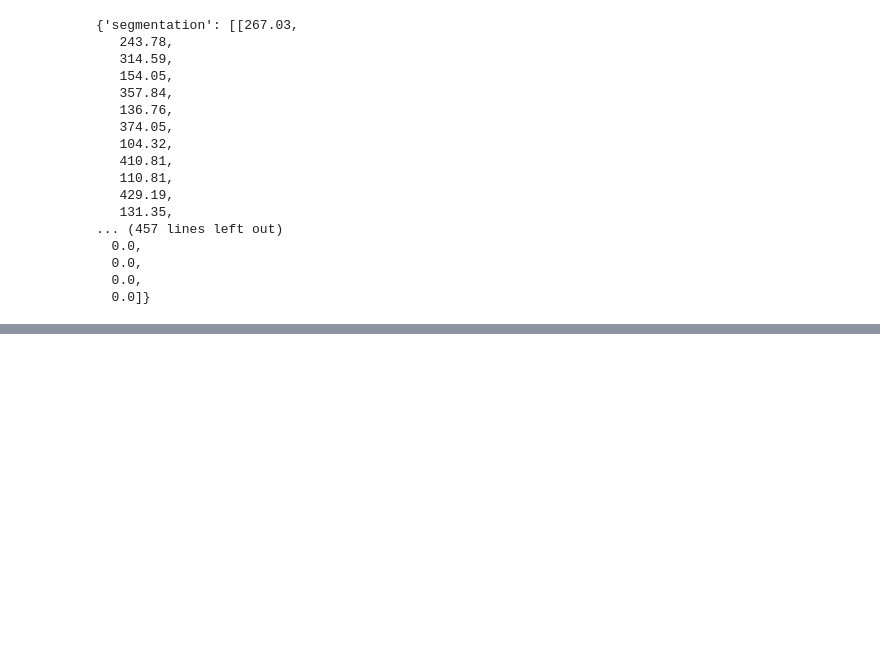
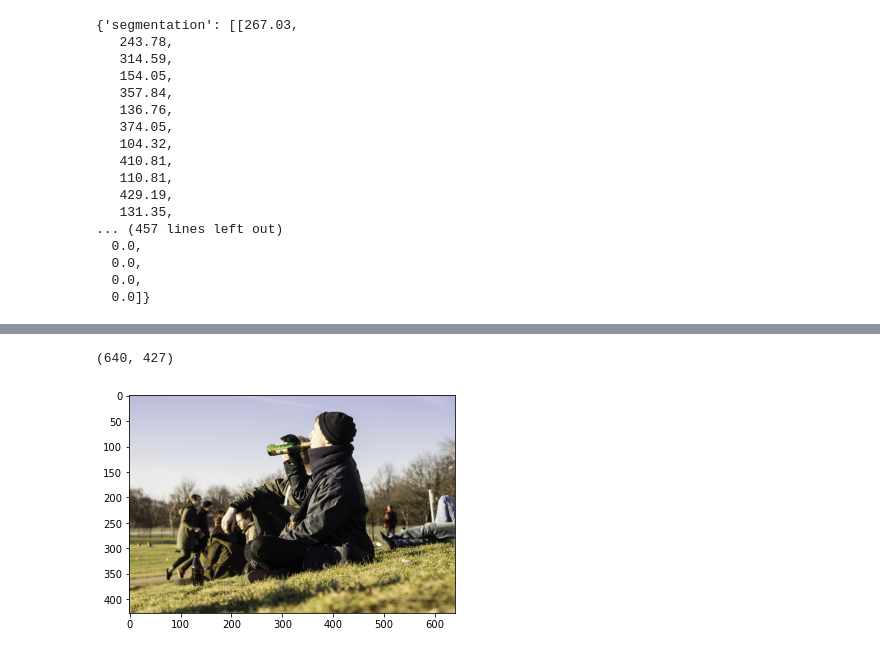
Before and after one commit to SebastianBitsch/face-detection, a Jupyter notebook: exploration.ipynb, the cells around one changed output, grey strips where cells are left out. Drawn from its saved outputs; the diff is of its cells as text; code cells hidden in the pictures; blank space fills up the shorter version.

```diff
--- a/exploration.ipynb
+++ b/exploration.ipynb
@@ -252,0 +212,10 @@ NameError: name 'notify' is not defined
+# %%
+
+im = Image.open("data/hico_20160224_det/images/train2015/HICO_train2015_00000004.jpg")
+print(im.size)
+
+plt.imshow(im)
+plt.show()
+# %% [output]
+(640, 427)
+[figure, added]
```
Also changed, not shown: parts of 23 cells of this notebook, 1 other file.
